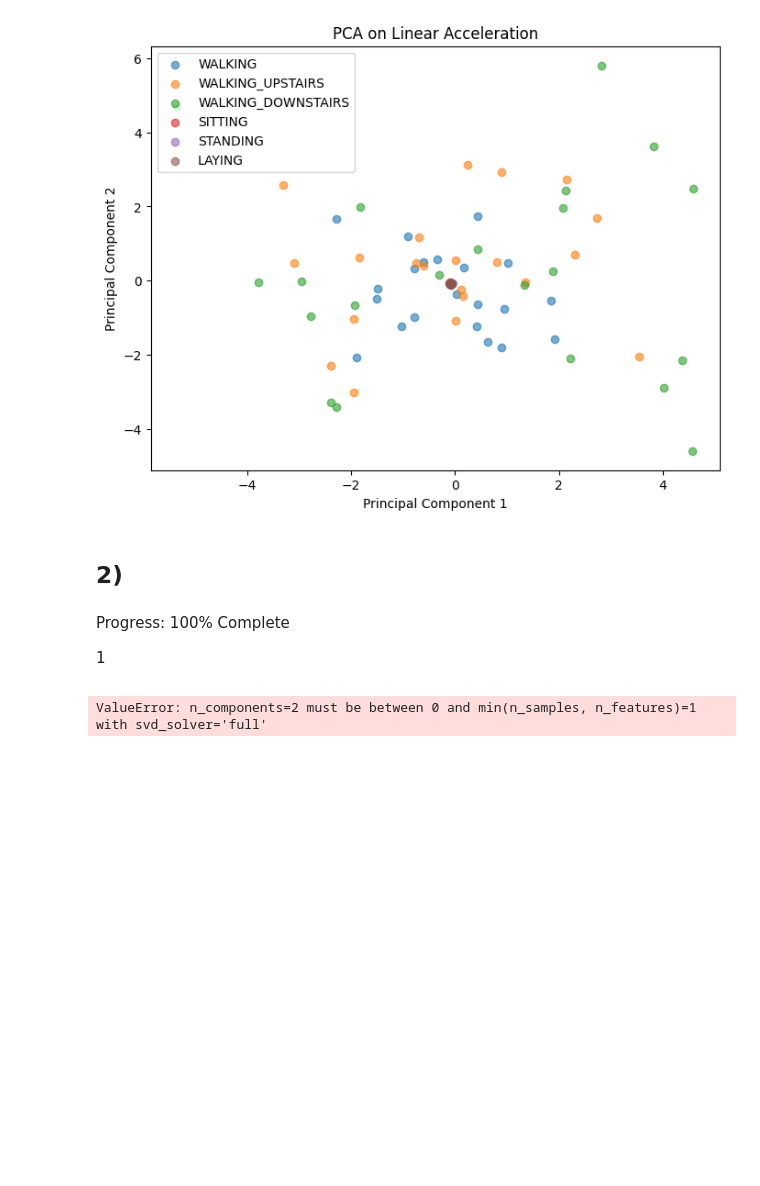
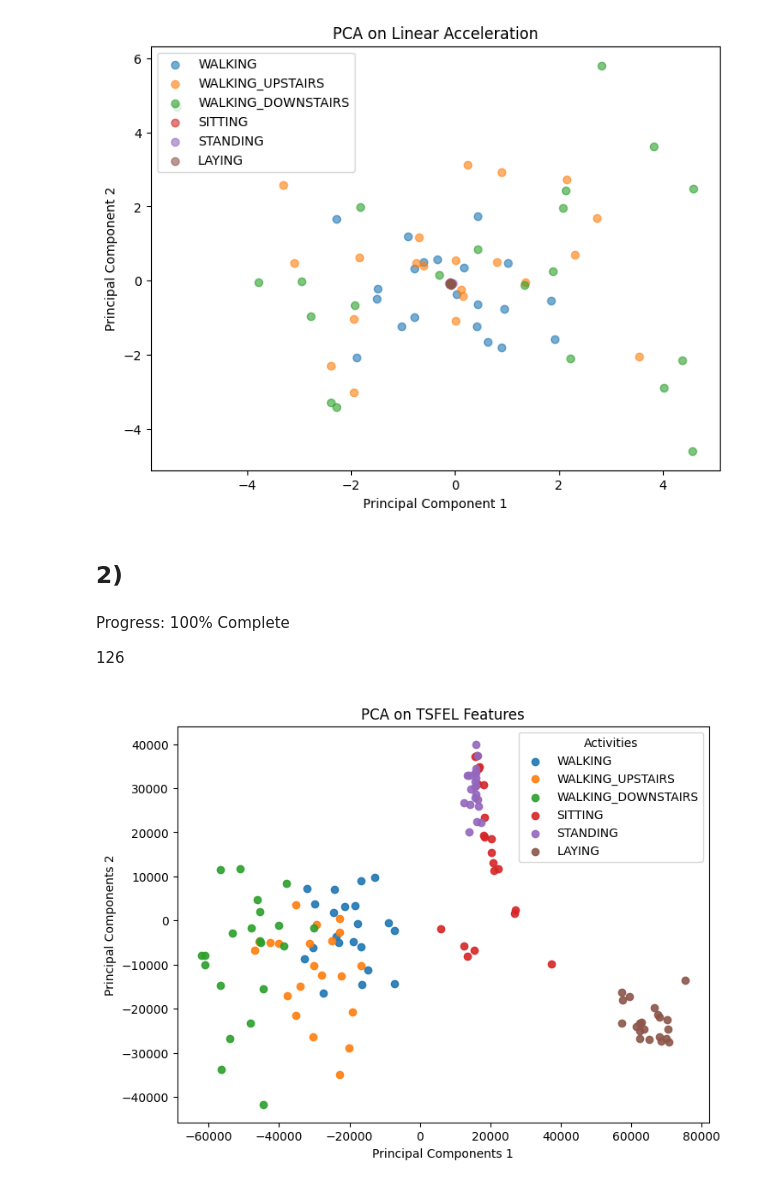
Before and after one commit to HarshJamgaonkar05/ES-335-ML-Assignment-1, a Jupyter notebook: HAR_EDA.ipynb, the cells around one changed output. Drawn from its saved outputs; the diff is of its cells as text; code cells hidden in the pictures; blank space fills up the shorter version.

```diff
--- a/HAR_EDA.ipynb
+++ b/HAR_EDA.ipynb
@@ -335,22 +344,31 @@ plt.show()
 # %%
 import tsfel
 
+
 cfg = tsfel.get_features_by_domain()
-features = tsfel.time_series_features_extractor(cfg,df[["accx","accy","accz"]], fs=50, window_size=500)
+features = tsfel.time_series_features_extractor(cfg, X_train, fs=50)
 
+# Clean data
+features = features.replace([np.inf, -np.inf], np.nan).dropna(axis=1)
+
+# PCA
+pca = PCA(n_components=2)
 X_pca_tsfel = pca.fit_transform(features)
-scattertsfel = plt.scatter(X_pca_tsfel[:, 0],X_pca_tsfel[:, 1],c=y_train,cmap='viridis',alpha=0.7)
 
-print(features.shape, ": ", X_pca_tsfel.shape, "by PCA")
 
-plt.xlabel('Principal Component 1')
-plt.ylabel('Principal Component 2')
-plt.title('Scatter Plot of Principal Components')
-plt.colorbar(scattertsfel)
+plt.figure(figsize=(8,6))
+
+for label, activity in ACTIVITIES.items():
+    mask = (y_train == label)
+    plt.scatter(X_pca_tsfel[mask,0], X_pca_tsfel[mask,1], label=activity, alpha=0.9)
+
+plt.title("PCA on TSFEL Features")
+plt.xlabel("Principal Components 1")
+plt.ylabel("Principal Components 2")
+plt.legend(title="Activities")
+
 plt.show()
-
-print("Classes:",list(ACTIVITIES.items()))
 # %% [output]
 Progress: 100% Complete
-1
+126
-ValueError: n_components=2 must be between 0 and min(n_samples, n_features)=1 with svd_solver='full'
+[figure, added]
```
Also changed, not shown: parts of 5 cells of this notebook.
